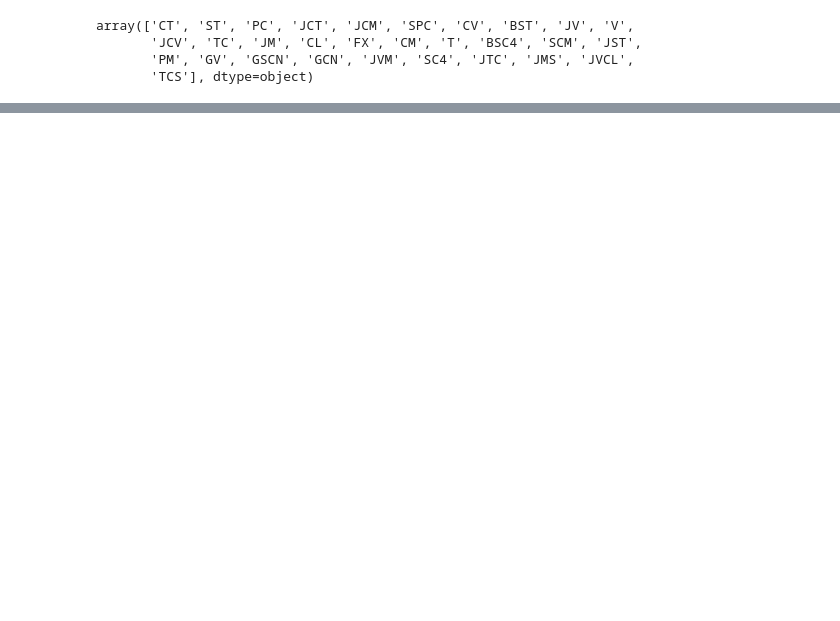
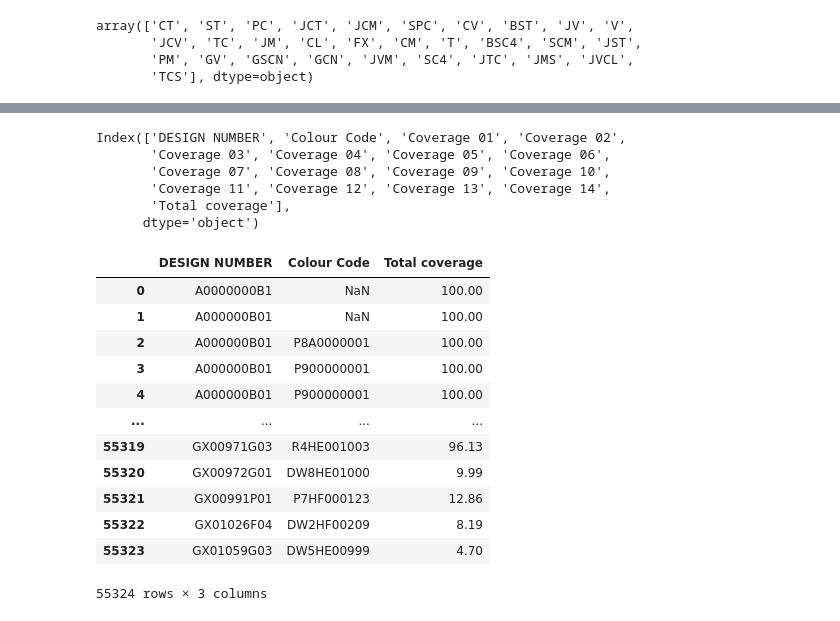
Before and after one commit to sinchan-s/F3P, a Jupyter notebook: main.ipynb, the cells around one changed output, grey strips where cells are left out. Saved outputs shown, nothing was run; the diff lists cells and outputs as text; code cells hidden in the pictures; blank space fills up the shorter version.

```diff
--- a/main.ipynb
+++ b/main.ipynb
@@ -221,0 +239,26 @@ array(['CT', 'ST', 'PC', 'JCT', 'JCM', 'SPC', 'CV', 'BST', 'JV', 'V',
+# %%
+cov_df.columns
+# %% [output]
+Index(['DESIGN NUMBER', 'Colour Code', 'Coverage 01', 'Coverage 02',
+       'Coverage 03', 'Coverage 04', 'Coverage 05', 'Coverage 06',
+       'Coverage 07', 'Coverage 08', 'Coverage 09', 'Coverage 10',
+       'Coverage 11', 'Coverage 12', 'Coverage 13', 'Coverage 14',
+       'Total coverage'],
+      dtype='object')
+# %%
+new_cov_df = cov_df.loc[:,['DESIGN NUMBER', 'Colour Code', 'Total coverage']]
+new_cov_df
+# %% [output]
+|  | DESIGN NUMBER | Colour Code | Total coverage |
+| 0 | A0000000B1 | NaN | 100.00 |
+| 1 | A000000B01 | NaN | 100.00 |
+| 2 | A000000B01 | P8A0000001 | 100.00 |
+| 3 | A000000B01 | P900000001 | 100.00 |
+| 4 | A000000B01 | P900000001 | 100.00 |
+| ... | ... | ... | ... |
+| 55319 | GX00971G03 | R4HE001003 | 96.13 |
+| 55320 | GX00972G01 | DW8HE01000 | 9.99 |
+| 55321 | GX00991P01 | P7HF000123 | 12.86 |
+| 55322 | GX01026F04 | DW2HF00209 | 8.19 |
+| 55323 | GX01059G03 | DW5HE00999 | 4.70 |
+55324 rows × 3 columns
```
Also changed, not shown: parts of 7 cells of this notebook, 1 other file.
